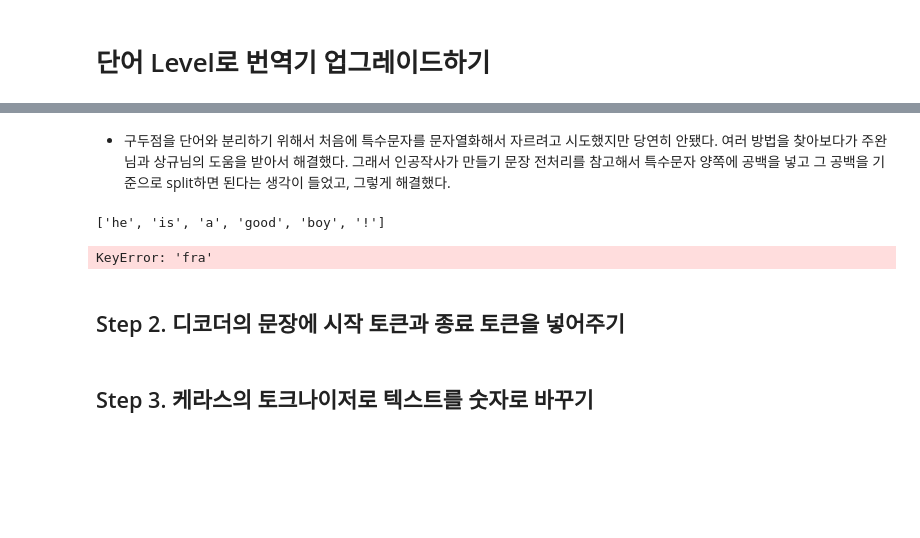
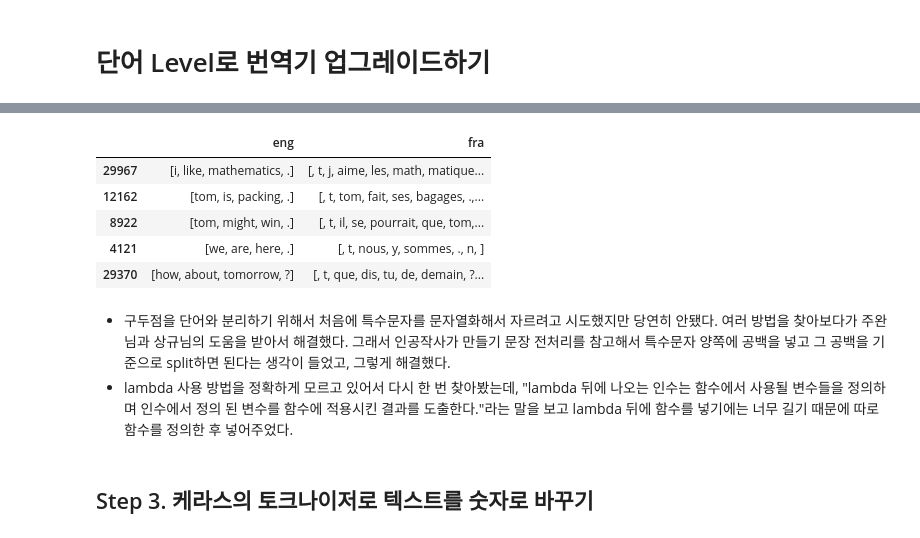
Before and after one commit to soy53/AIFFEL, a Jupyter notebook: Exploration/[E-10]translator.ipynb, the cells around one changed output, grey strips where cells are left out. Drawn from its saved outputs; the diff is of its cells as text; code cells hidden in the pictures; blank space fills up the shorter version.

```diff
--- a/Exploration/[E-10]translator.ipynb
+++ b/Exploration/[E-10]translator.ipynb
@@ -49,17 +60,39 @@ TypeError: expected string or bytes-like object
+# %%
+def preprocess_sentence_encoder(sentence):
+    # 소문자로 바꾸기
+    sentence = sentence.lower().strip()
+
+    # 구두점(Punctuation)을 단어와 분리
+    sentence = re.sub(r"([?.!,¿])", r" \1 ", sentence) # 특수문자(구두점) 양쪽에 공백 넣기
+    sentence = re.sub(r'[" "]+', " ", sentence) # 여러개의 공백은 하나의 공백으로 바꾸기
+    sentence = re.sub(r"[^a-zA-Z?.!]+", " ", sentence) # a-zA-Z?.!가 아닌 모든 문자를 하나의 공백으로 바꾸기
+    sentence = sentence.strip() # 다시 양쪽 공백 지우기
+    sentence = sentence.split(" ") # 공백을 기준으로 분리하기
+    return sentence
+
+def preprocess_sentence_decoder(sentence):
+    # 소문자로 바꾸기
+    sentence = sentence.lower().strip()
+
+    # 구두점(Punctuation)을 단어와 분리
+    sentence = re.sub(r"([?.!,¿])", r" \1 ", sentence)
+    sentence = re.sub(r'[" "]+', " ", sentence)
+    sentence = re.sub(r"[^a-zA-Z?.!]+", " ", sentence)
+    sentence = sentence.strip()
+    sentence = ' ' + sentence + ' '
+    sentence = sentence.split(" ")
+    return sentence
+
+lines.eng = lines.eng.apply(lambda x : preprocess_sentence_encoder(x))
+lines.fra = lines.fra.apply(lambda x : preprocess_sentence_decoder(x))
+lines.sample(5)
+# %% [output]
+|  | eng | fra |
+| 29967 | [i, like, mathematics, .] | [, t, j, aime, les, math, matique... |
+| 12162 | [tom, is, packing, .] | [, t, tom, fait, ses, bagages, .,... |
+| 8922 | [tom, might, win, .] | [, t, il, se, pourrait, que, tom,... |
+| 4121 | [we, are, here, .] | [, t, nous, y, sommes, ., n, ] |
+| 29370 | [how, about, tomorrow, ?] | [, t, que, dis, tu, de, demain, ?... |
 # %% [markdown]
 - 구두점을 단어와 분리하기 위해서 처음에 특수문자를 문자열화해서 자르려고 시도했지만 당연히 안됐다. 여러 방법을 찾아보다가 주완님과 상규님의 도움을 받아서 해결했다. 그래서 인공작사가 만들기 문장 전처리를 참고해서 특수문자 양쪽에 공백을 넣고 그 공백을 기준으로 split하면 된다는 생각이 들었고, 그렇게 해결했다.
+- lambda 사용 방법을 정확하게 모르고 있어서 다시 한 번 찾아봤는데, "lambda 뒤에 나오는 인수는 함수에서 사용될 변수들을 정의하며 인수에서 정의 된 변수를 함수에 적용시킨 결과를 도출한다."라는 말을 보고 lambda 뒤에 함수를 넣기에는 너무 길기 때문에 따로 함수를 정의한 후 넣어주었다.
-# %%
-import re
-string = 'he is a good boy!'
-string = re.sub(r"([^\w])", r" \1 ", string) # 특수문자 양쪽에 공백 넣기
-string.split( )
-# %% [output]
-['he', 'is', 'a', 'good', 'boy', '!']
-# %%
-lines = lines['eng'].str.lower()
-lines = lines['fra'].str.lower()
-lines.sample(5)
-# %% [output]
-KeyError: 'fra'
-# %% [markdown]
-## Step 2. 디코더의 문장에 시작 토큰과 종료 토큰을 넣어주기
```
Also changed, not shown: parts of 32 cells of this notebook.
